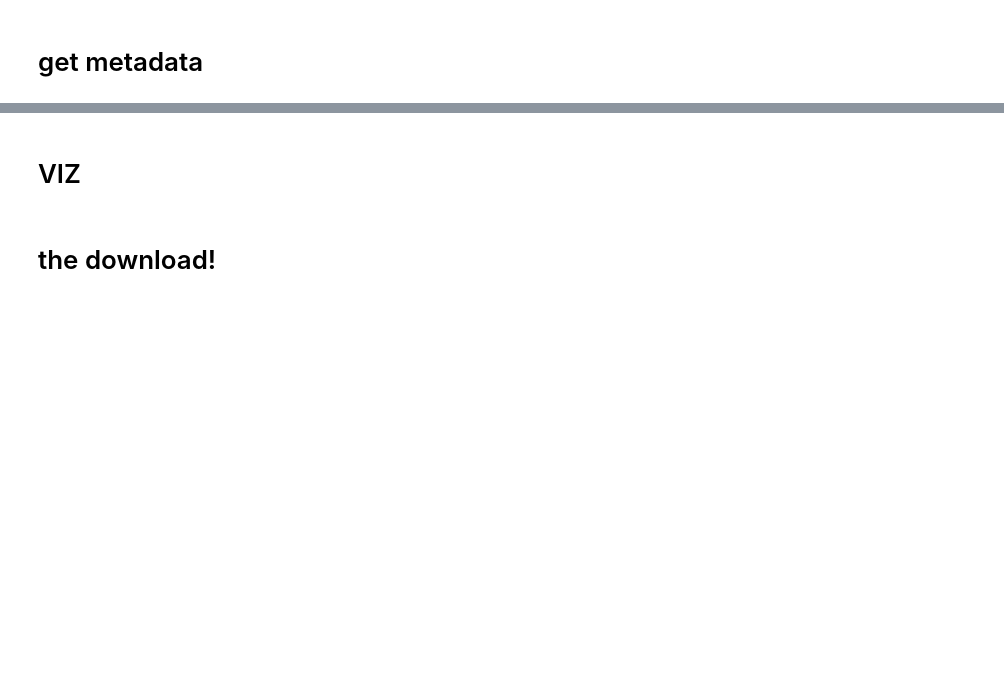
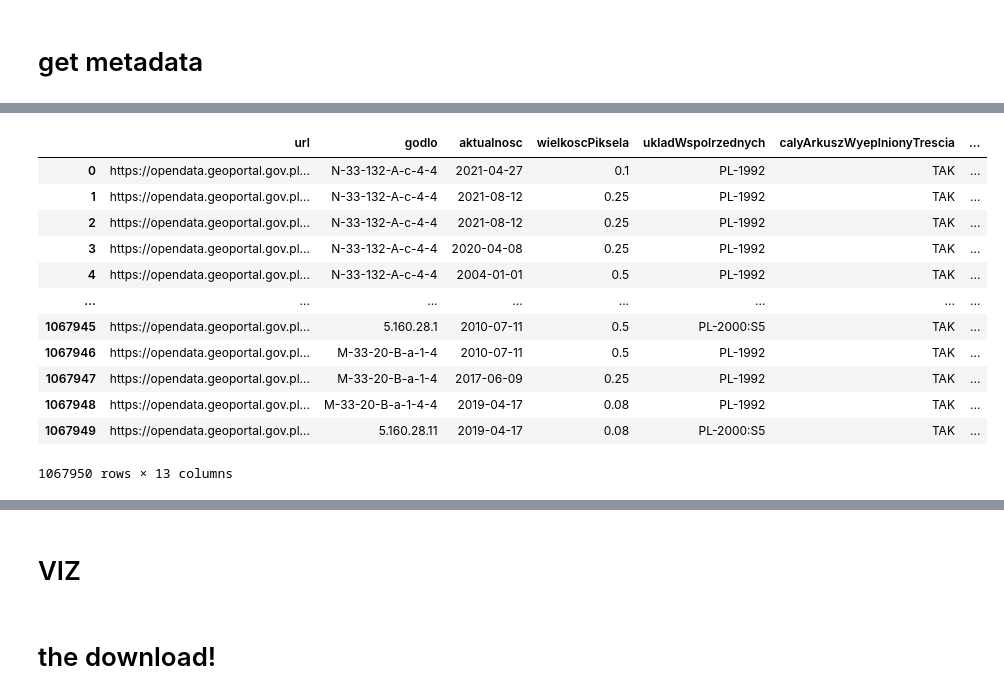
Before and after one commit to deepdrivepl/bdot10kseg, a Jupyter notebook: notebooks/ortofoto-downloader.ipynb, the cells around one changed output, grey strips where cells are left out. Saved outputs shown, nothing was run; the diff lists cells and outputs as text; code cells hidden in the pictures; blank space fills up the shorter version.

```diff
--- a/notebooks/ortofoto-downloader.ipynb
+++ b/notebooks/ortofoto-downloader.ipynb
@@ -176,0 +305,17 @@ with concurrent.futures.ThreadPoolExecutor() as executor:
+# %%
+df['fname'] = df.apply(lambda x: x.url.split('/')[-1], axis=1)
+df
+# %% [output]
+|  | url | godlo | aktualnosc | wielkoscPiksela | ukladWspolrzednych | calyArkuszWyeplnionyTrescia | ... |
+| 0 | https://opendata.geoportal.gov.pl... | N-33-132-A-c-4-4 | 2021-04-27 | 0.1 | PL-1992 | TAK | ... |
+| 1 | https://opendata.geoportal.gov.pl... | N-33-132-A-c-4-4 | 2021-08-12 | 0.25 | PL-1992 | TAK | ... |
+| 2 | https://opendata.geoportal.gov.pl... | N-33-132-A-c-4-4 | 2021-08-12 | 0.25 | PL-1992 | TAK | ... |
+| 3 | https://opendata.geoportal.gov.pl... | N-33-132-A-c-4-4 | 2020-04-08 | 0.25 | PL-1992 | TAK | ... |
+| 4 | https://opendata.geoportal.gov.pl... | N-33-132-A-c-4-4 | 2004-01-01 | 0.5 | PL-1992 | TAK | ... |
+| ... | ... | ... | ... | ... | ... | ... | ... |
+| 1067945 | https://opendata.geoportal.gov.pl... | 5.160.28.1 | 2010-07-11 | 0.5 | PL-2000:S5 | TAK | ... |
+| 1067946 | https://opendata.geoportal.gov.pl... | M-33-20-B-a-1-4 | 2010-07-11 | 0.5 | PL-1992 | TAK | ... |
+| 1067947 | https://opendata.geoportal.gov.pl... | M-33-20-B-a-1-4 | 2017-06-09 | 0.25 | PL-1992 | TAK | ... |
+| 1067948 | https://opendata.geoportal.gov.pl... | M-33-20-B-a-1-4-4 | 2019-04-17 | 0.08 | PL-1992 | TAK | ... |
+| 1067949 | https://opendata.geoportal.gov.pl... | 5.160.28.11 | 2019-04-17 | 0.08 | PL-2000:S5 | TAK | ... |
+1067950 rows × 13 columns
```
Also changed, not shown: parts of 41 cells of this notebook.
